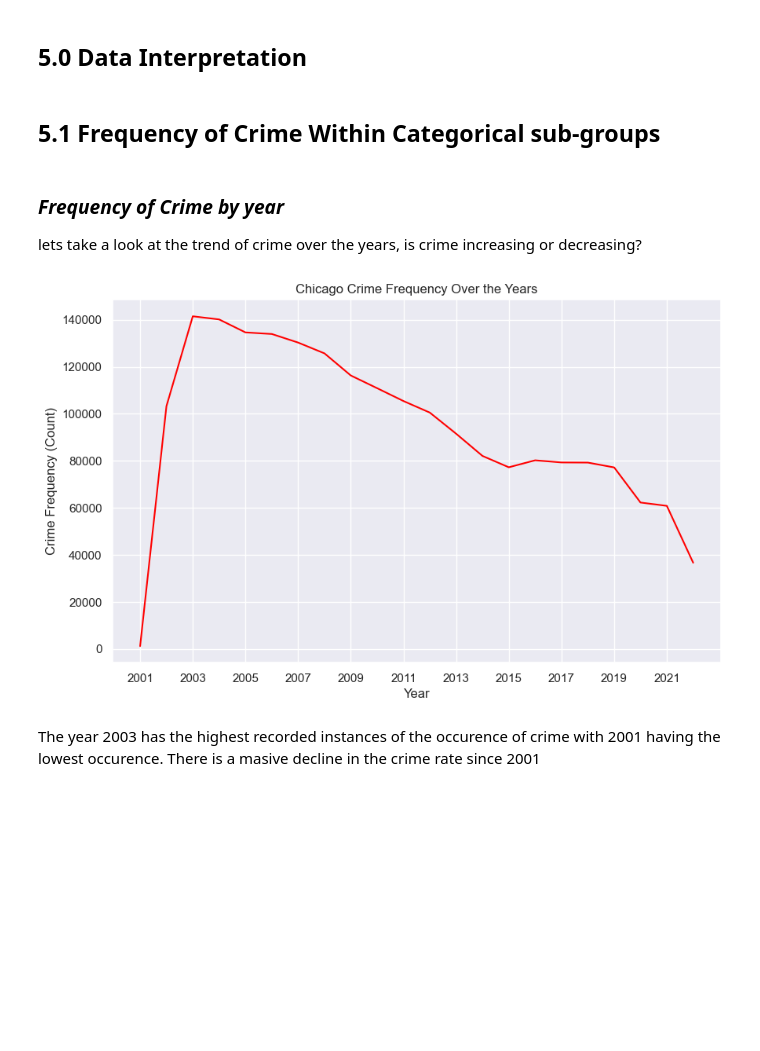
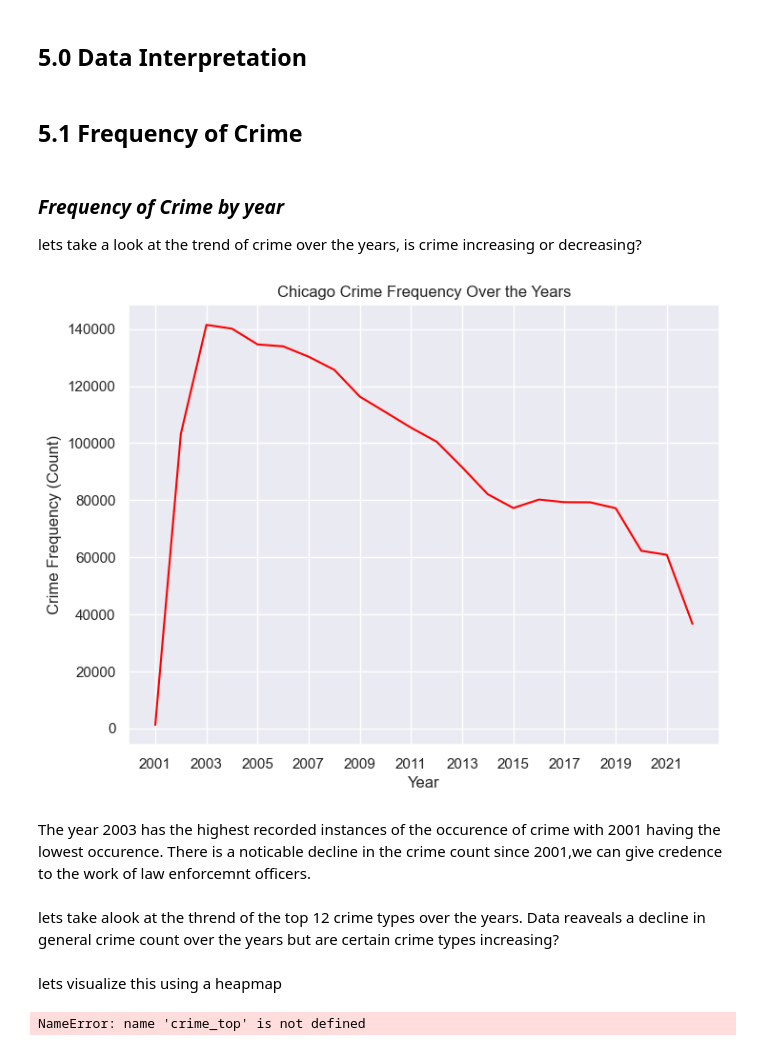
Before and after one commit to SaliuA/Chicago_Crime_EDA, a Jupyter notebook: Chicago_crime_eda.ipynb, the cells around one changed output. Cells and saved outputs as stored; diff of their text form; code cells hidden in the pictures; blank space fills up the shorter version.

```diff
--- a/Chicago_crime_eda.ipynb
+++ b/Chicago_crime_eda.ipynb
@@ -383,0 +314,4 @@ There are 2,070,581 rows and 23 columns
+# %%
+#outlierers in the Latitude colunm
+outlier=df_crime["Latitude"].min()
+df_crime=df_crime[df_crime["Latitude"]!=outlier]
@@ -475,25 +402,24 @@ Name: count, dtype: int64
 # %% [markdown]
 <a id='5.1'></a>
 
-## 5.1 Frequency of Crime Within Categorical sub-groups
+## 5.1 Frequency of Crime
 # %% [markdown]
 ### <i>Frequency of Crime by year<i>
 
 lets take a look at the trend of crime over the years, is crime increasing or decreasing?
 # %%
-#showing distribution of crime by day
+#showing distribution of crime by year
 crime_year=df_crime['Year'].value_counts().sort_values(ascending=False).reset_index()
 # Set Seaborn theme
-plt.figure(figsize=(10, 6))  # Adjust the width (10) and height (6) as desired
+plt.figure(figsize=(8, 6))  # Adjust the width (8) and height (6) as desired
 sns.lineplot(crime_year,x="Year",y="count",color="red")
 plt.xticks(range(min(df_crime["Year"]), max(df_crime["Year"])+1, 2))  # Adjust the step value (5) as needed
-# Show the plot
-
-plt.xlabel('Year')
 plt.ylabel('Crime Frequency (Count)')
 plt.title('Chicago Crime Frequency Over the Years')
 plt.show()
-printmd(f"The year {crime_year.iloc[0]["Year"]} has the highest recorded instances of the occurence of crime with {crime_year.iloc[-1]["Year"]} having the lowest occurence. There is a masive decline in the crime rate since 2001")
+printmd(f"The year {crime_year.iloc[0]["Year"]} has the highest recorded instances of the occurence of crime with {crime_year.iloc[-1]["Year"]} having the lowest occurence. There is a noticable decline in the crime count since 2001,we can give credence to the work of law enforcemnt officers.")
 # %% [output]
-[figure, old version]
+[figure, new version]
-The year 2003 has the highest recorded instances of the occurence of crime with 2001 having the lowest occurence. There is a masive decline in the crime rate since 2001
+The year 2003 has the highest recorded instances of the occurence of crime with 2001 having the lowest occurence. There is a noticable decline in the crime count since 2001,we can give credence to the work of law enforcemnt officers.
+# %% [markdown]
+lets take alook at the thrend of the top 12 crime types over the years. Data reaveals a decline in general crime count over the years but are certain crime types increasing?
@@ -499,0 +456,14 @@ The year 2003 has the highest recorded instances of the occurence of crime with
+# %% [markdown]
+lets visualize this using a heapmap
+# %%
+crime_counts = crime_top.groupby(['Year', 'Primary Type']).size().reset_index(name='Count')
+# Pivot the data for easier plotting
+crime_counts_pivot = crime_counts.pivot(index='Primary Type', columns='Year', values='Count').fillna(0)
+# Create the heatmap
+ax=sns.heatmap(crime_counts_pivot, cmap='Reds')
+ax.set_ylabel("Crime Type")
+# Show the plot
+plt.show()
+printmd("The heatmap is inline with our other plots,there is a general decline in crime with a resurgence of THEFT")
+# %% [output]
+NameError: name 'crime_top' is not defined
```
Also changed, not shown: parts of 40 cells of this notebook, 1 other file.
